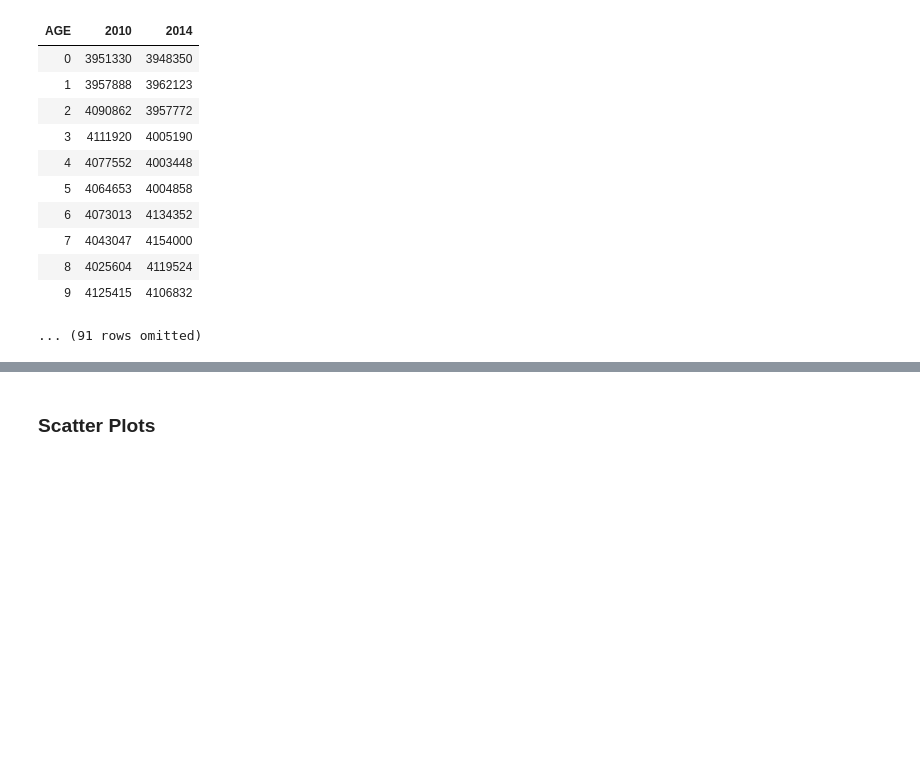
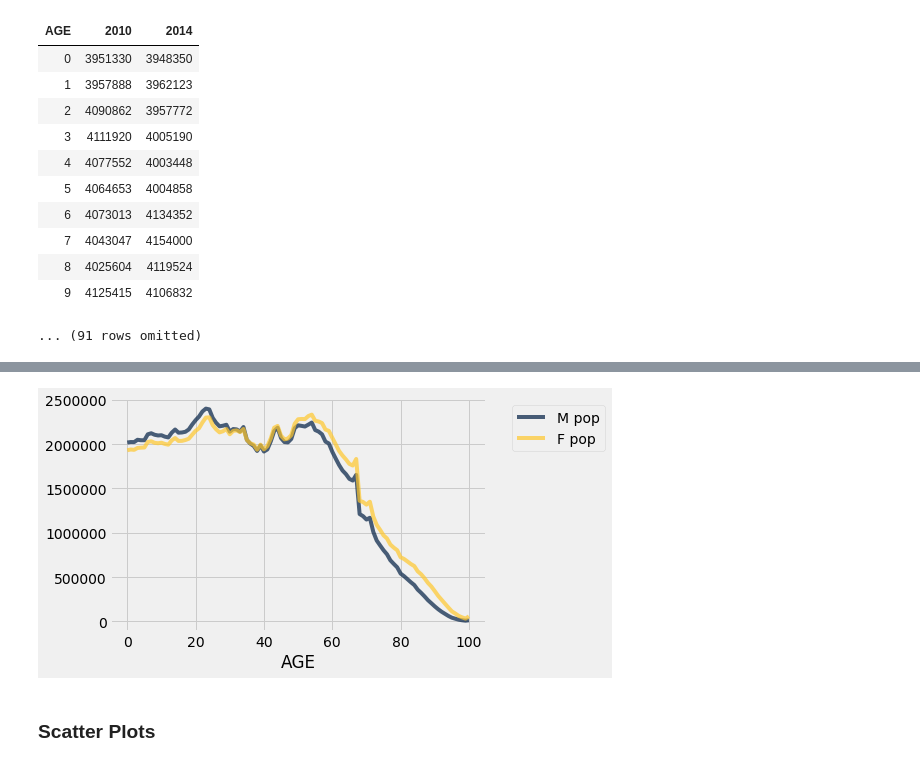
Before and after one commit to Antogin/materials-su19, a Jupyter notebook: materials/su19/lec/lec06-live.ipynb, the cells around one changed output, grey strips where cells are left out. Drawn from its saved outputs; the diff is of its cells as text; code cells hidden in the pictures; blank space fills up the shorter version.

```diff
--- a/materials/su19/lec/lec06-live.ipynb
+++ b/materials/su19/lec/lec06-live.ipynb
@@ -103,3 +126,14 @@ everyone
+# %%
+tbl = Table()
+tbl = tbl.with_columns(
+    'M pop', no_999.where('SEX', 1).column('2014'),
+    'F pop', no_999.where('SEX', 2).column('2014'),
+    'AGE', no_999.where('SEX', 2).column('AGE')
+)
+# %%
+tbl.plot('AGE')
+# %% [output]
+[figure, added]
 # %% [markdown]
 ### Scatter Plots ###
 # %%
```
Also changed, not shown: parts of 8 cells of this notebook.
